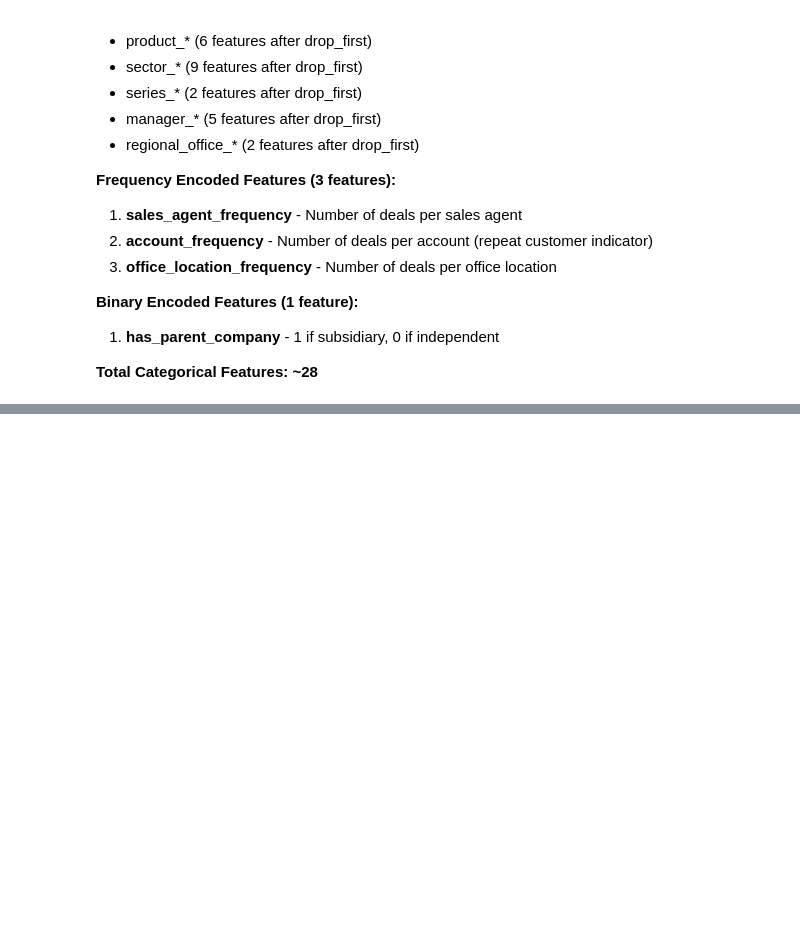
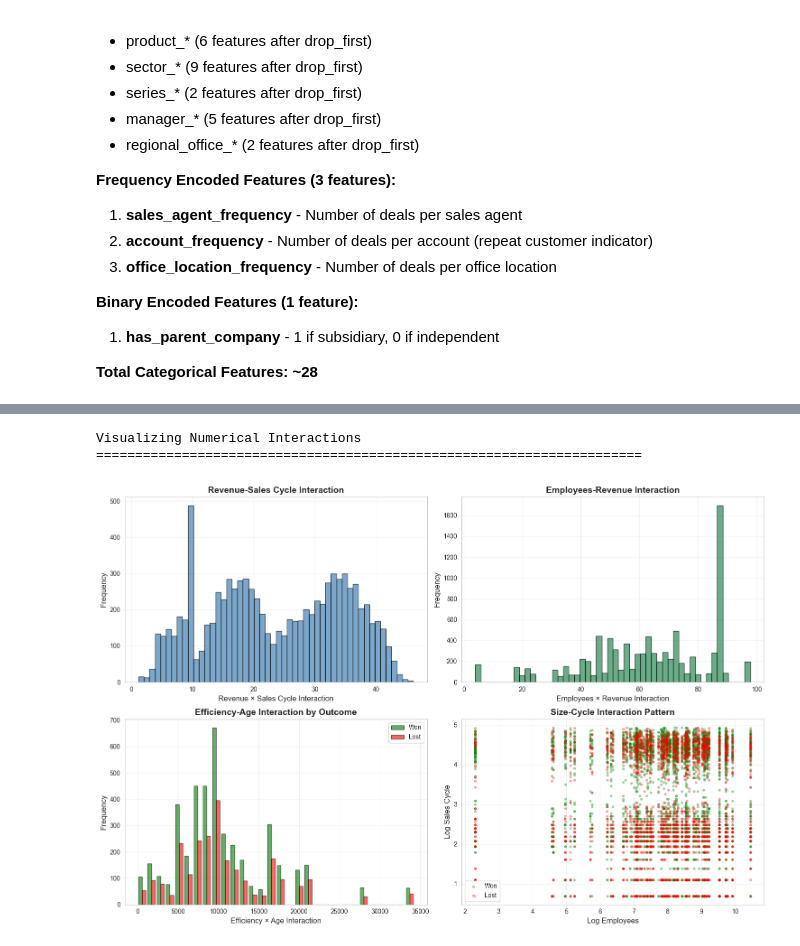
Before and after one commit to Pawan-Bhandari-1164198/1164198, a Jupyter notebook: assignment-3.ipynb, the cells around one changed output, grey strips where cells are left out. Drawn from its saved outputs; the diff is of its cells as text; code cells hidden in the pictures; blank space fills up the shorter version.

```diff
--- a/assignment-3.ipynb
+++ b/assignment-3.ipynb
@@ -1220,13 +1225,23 @@ onehot_features = ['product', 'sector', 'series', 'manager', 'regional_office']
 print("\nBefore One-Hot Encoding:")
 print(f"Dataset shape: {df.shape}")
 
+# Create a copy of original categorical columns before encoding
+# These will be used later for interaction features
+original_categoricals = {}
+for col in onehot_features:
+    original_categoricals[col] = df[col].copy()
+
 # Apply one-hot encoding with drop_first=True to avoid multicollinearity
-# drop_first=True: drops first category as reference (n-1 encoding)
-df_encoded = pd.get_dummies(df, columns=onehot_features, drop_first=True, dtype=int)
+# prefix_sep='_' creates column names like 'product_GTXPro'
+df_encoded = pd.get_dummies(df, columns=onehot_features, drop_first=True, dtype=int, prefix_sep='_')
+
+# Restore original categorical columns (for interaction features later)
+for col, values in original_categoricals.items():
+    df_encoded[col] = values
 
 print(f"\nAfter One-Hot Encoding:")
 print(f"Dataset shape: {df_encoded.shape}")
-print(f"New columns added: {df_encoded.shape[1] - df.shape[1]}")
+print(f"New one-hot columns added: {df_encoded.shape[1] - df.shape[1]}")
 
 # Update df to encoded version
 df = df_encoded.copy()
@@ -1234,12 +1249,13 @@ df = df_encoded.copy()
 # Show example of created columns
 print("\nExample One-Hot Encoded Columns:")
 print("="*70)
-onehot_cols = [col for col in df.columns if any(feat in col for feat in onehot_features)]
+onehot_cols = [col for col in df.columns if any(feat + '_' in col for feat in onehot_features)]
 print(f"Total one-hot encoded columns: {len(onehot_cols)}")
 print("\nFirst 10 one-hot columns:")
 for i, col in enumerate(onehot_cols[:10], 1):
     print(f"  {i}. {col}")
 
+print("\nNote: Original categorical columns preserved for interaction features")
 print("\nFEATURES CREATED SUCCESSFULLY")
 # %% [output]
 One-Hot Encoding
@@ -1437,0 +1595,60 @@ A total of 28 categorical features were created through safe encoding methods th
+# %%
+# Visualize numerical interactions
+print("Visualizing Numerical Interactions")
+print("="*70)
+
+fig, axes = plt.subplots(2, 2, figsize=(15, 10))
+
+# 1. Revenue-Sales Cycle Interaction distribution
+axes[0, 0].hist(df['revenue_sales_cycle_interaction'], bins=50,
+                edgecolor='black', alpha=0.7, color='steelblue')
+axes[0, 0].set_xlabel('Revenue × Sales Cycle Interaction', fontsize=12)
+axes[0, 0].set_ylabel('Frequency', fontsize=12)
+axes[0, 0].set_title('Revenue-Sales Cycle Interaction', fontsize=14, fontweight='bold')
+axes[0, 0].grid(alpha=0.3)
+
+# 2. Employees-Revenue Interaction distribution
+axes[0, 1].hist(df['employees_revenue_interaction'], bins=50,
+                edgecolor='black', alpha=0.7, color='seagreen')
+axes[0, 1].set_xlabel('Employees × Revenue Interaction', fontsize=12)
+axes[0, 1].set_ylabel('Frequency', fontsize=12)
+axes[0, 1].set_title('Employees-Revenue Interaction', fontsize=14, fontweight='bold')
+axes[0, 1].grid(alpha=0.3)
+
+# 3. Efficiency-Age Interaction by deal outcome
+won_data = df[df['deal_stage'] == 'Won']['efficiency_age_interaction']
+lost_data = df[df['deal_stage'] == 'Lost']['efficiency_age_interaction']
+axes[1, 0].hist([won_data, lost_data], bins=30, label=['Won', 'Lost'],
+                color=['green', 'red'], alpha=0.6, edgecolor='black')
+axes[1, 0].set_xlabel('Efficiency × Age Interaction', fontsize=12)
+axes[1, 0].set_ylabel('Frequency', fontsize=12)
+axes[1, 0].set_title('Efficiency-Age Interaction by Outcome', fontsize=14, fontweight='bold')
+axes[1, 0].legend()
+axes[1, 0].grid(alpha=0.3)
+
+# 4. Size-Cycle Interaction scatter colored by deal stage
+won_idx = df['deal_stage'] == 'Won'
+lost_idx = df['deal_stage'] == 'Lost'
+axes[1, 1].scatter(df.loc[won_idx, 'log_employees'],
+                   df.loc[won_idx, 'log_sales_cycle_days'],
+                   alpha=0.3, s=10, c='green', label='Won')
+axes[1, 1].scatter(df.loc[lost_idx, 'log_employees'],
+                   df.loc[lost_idx, 'log_sales_cycle_days'],
+                   alpha=0.3, s=10, c='red', label='Lost')
+axes[1, 1].set_xlabel('Log Employees', fontsize=12)
+axes[1, 1].set_ylabel('Log Sales Cycle', fontsize=12)
+axes[1, 1].set_title('Size-Cycle Interaction Pattern', fontsize=14, fontweight='bold')
+axes[1, 1].legend()
+axes[1, 1].grid(alpha=0.3)
+
+plt.tight_layout()
+plt.show()
+
+print("\nKey Insights:")
+print("  - Interaction features combine information from multiple sources")
+print("  - Multiplicative interactions amplify joint effects")
+print("  - These features help models capture non-additive relationships")
+# %% [output]
+Visualizing Numerical Interactions
+======================================================================
+[figure, added]
```
Also changed, not shown: parts of 12 cells of this notebook.
